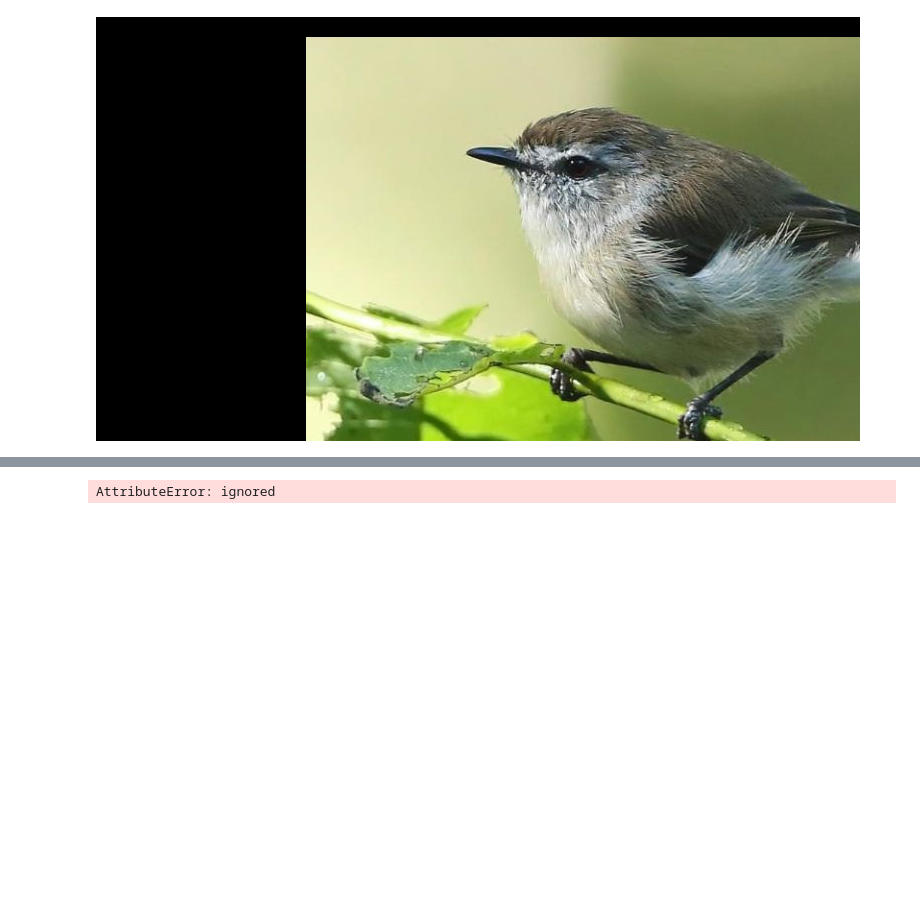
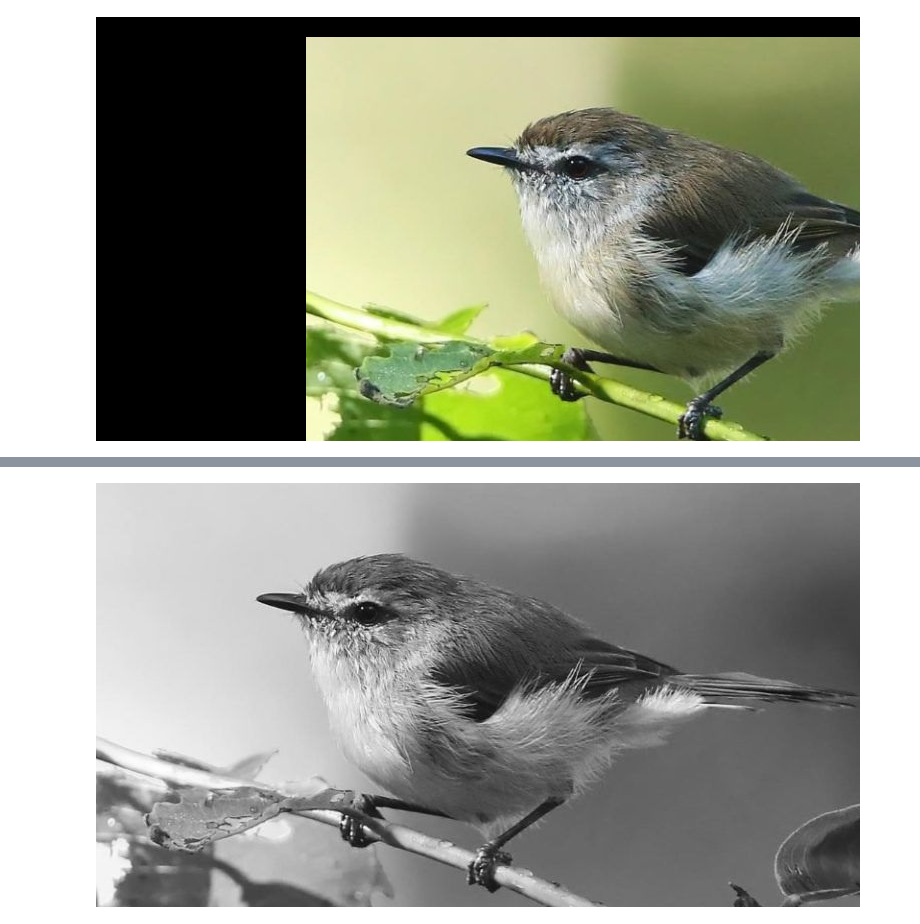
Before and after one commit to ISRAEL-MP/Practica0_Comentario_codigo_-limpio, a Jupyter notebook: PROCESAMIENTO_DE_IMÁGENES.ipynb, the cells around one changed output, grey strips where cells are left out. Cells and saved outputs as stored; diff of their text form; code cells hidden in the pictures; blank space fills up the shorter version.

```diff
--- a/PROCESAMIENTO_DE_IMÁGENES.ipynb
+++ b/PROCESAMIENTO_DE_IMÁGENES.ipynb
@@ -147,11 +395,18 @@ cv2.waitKey()
 # %%
-import cv2
-camara = cv2.VideoCapture(0)
-while True:
-  ret,frame = camara.read()
-  cv2_imshow(frame)
-  if cv2.waitKey(1)&0xFF == ord('q'):break
-camara.release()
+cap = cv2.VideoCapture(0)
+while cap.isOpened():
+    _, img = cap.read()
+    cv2_imshow('img', img)
+    if cv2.waitKey(1) & 0xFF == ord('q'):
+        break
+cap.release()
 cv2.destroyAllWindows()
-# %% [output]
-AttributeError: ignored
+# %%
+import cv2
+import numpy as np
+from matplotlib import pyplot as plt
+img = "/content/drive/MyDrive/Imagen/Sin título.jpg"
+img = cv2.imread(img, cv2.IMREAD_GRAYSCALE)
+cv2_imshow(img)
+# %% [output]
+[figure, added]
```
Also changed, not shown: parts of 18 cells of this notebook.
